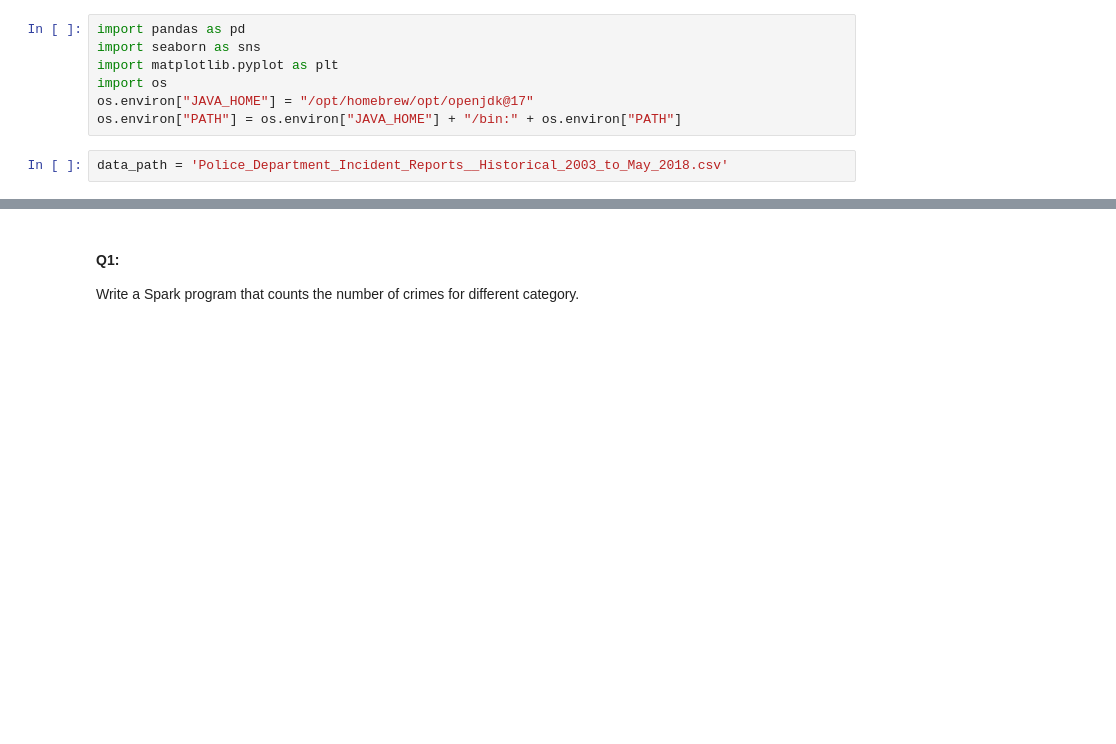
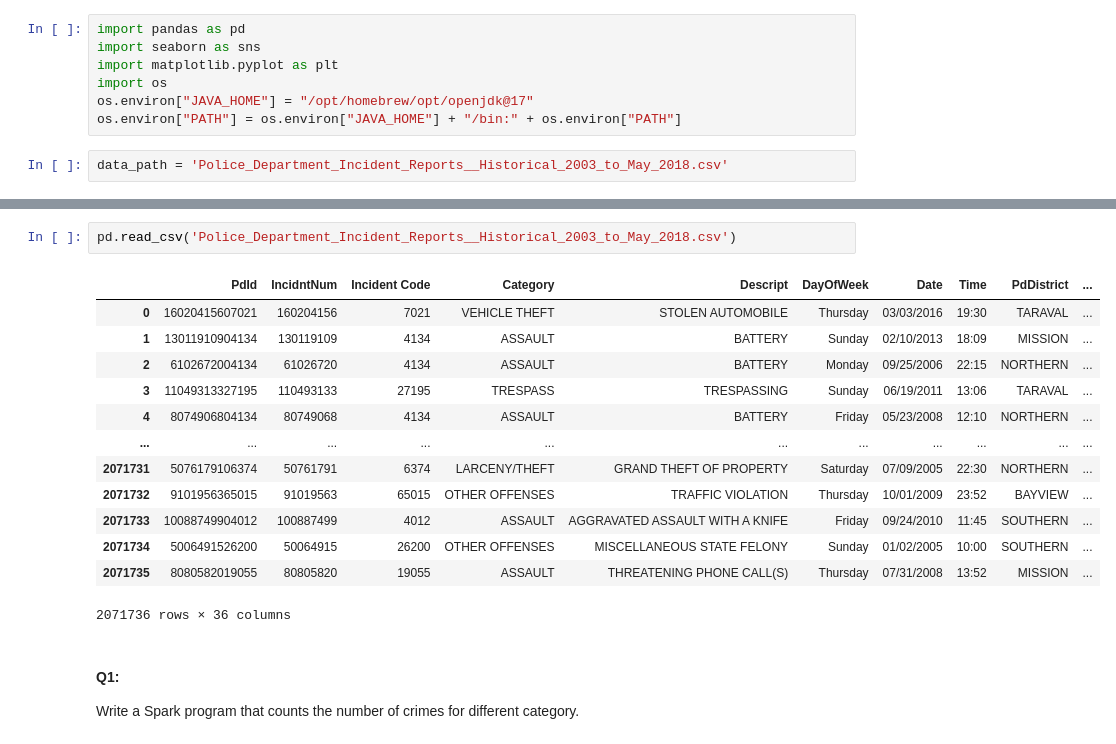
Before and after one commit to Nemesis-0/SF-Crime-Analysis, a Jupyter notebook: San Francisco Crime Data Analysis.ipynb, the cells around one changed output, grey strips where cells are left out. Cells and saved outputs as stored; diff of their text form; blank space fills up the shorter version.

```diff
--- a/San Francisco Crime Data Analysis.ipynb
+++ b/San Francisco Crime Data Analysis.ipynb
@@ -32,3 +32,19 @@ DataFrame[PdId: string, IncidntNum: string, Incident Code: string, Category: str
+# %%
+pd.read_csv('Police_Department_Incident_Reports__Historical_2003_to_May_2018.csv')
+# %% [output]
+|  | PdId | IncidntNum | Incident Code | Category | Descript | DayOfWeek | Date | Time | PdDistrict | ... |
+| 0 | 16020415607021 | 160204156 | 7021 | VEHICLE THEFT | STOLEN AUTOMOBILE | Thursday | 03/03/2016 | 19:30 | TARAVAL | ... |
+| 1 | 13011910904134 | 130119109 | 4134 | ASSAULT | BATTERY | Sunday | 02/10/2013 | 18:09 | MISSION | ... |
+| 2 | 6102672004134 | 61026720 | 4134 | ASSAULT | BATTERY | Monday | 09/25/2006 | 22:15 | NORTHERN | ... |
+| 3 | 11049313327195 | 110493133 | 27195 | TRESPASS | TRESPASSING | Sunday | 06/19/2011 | 13:06 | TARAVAL | ... |
+| 4 | 8074906804134 | 80749068 | 4134 | ASSAULT | BATTERY | Friday | 05/23/2008 | 12:10 | NORTHERN | ... |
+| ... | ... | ... | ... | ... | ... | ... | ... | ... | ... | ... |
+| 2071731 | 5076179106374 | 50761791 | 6374 | LARCENY/THEFT | GRAND THEFT OF PROPERTY | Saturday | 07/09/2005 | 22:30 | NORTHERN | ... |
+| 2071732 | 9101956365015 | 91019563 | 65015 | OTHER OFFENSES | TRAFFIC VIOLATION | Thursday | 10/01/2009 | 23:52 | BAYVIEW | ... |
+| 2071733 | 10088749904012 | 100887499 | 4012 | ASSAULT | AGGRAVATED ASSAULT WITH A KNIFE | Friday | 09/24/2010 | 11:45 | SOUTHERN | ... |
+| 2071734 | 5006491526200 | 50064915 | 26200 | OTHER OFFENSES | MISCELLANEOUS STATE FELONY | Sunday | 01/02/2005 | 10:00 | SOUTHERN | ... |
+| 2071735 | 8080582019055 | 80805820 | 19055 | ASSAULT | THREATENING PHONE CALL(S) | Thursday | 07/31/2008 | 13:52 | MISSION | ... |
+2071736 rows × 36 columns
 # %% [markdown]
 #### Q1:
 Write a Spark program that counts the number of crimes for different category.
```
Also changed, not shown: parts of 3 cells of this notebook, 1 other file.
